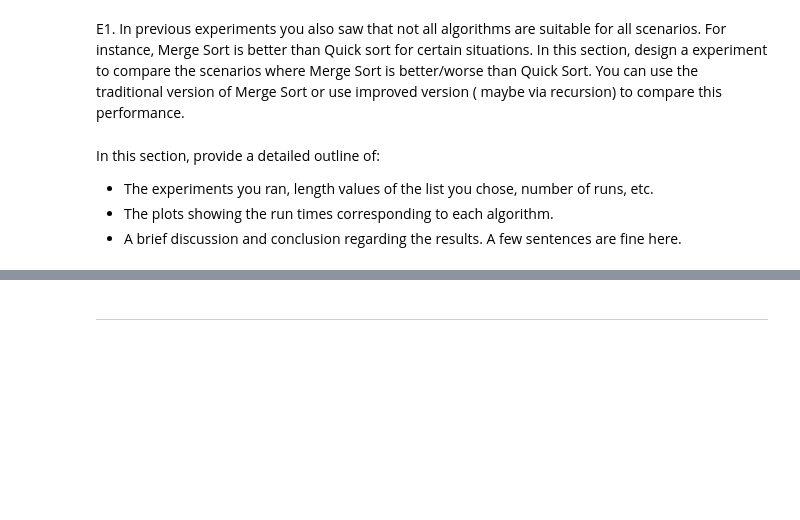
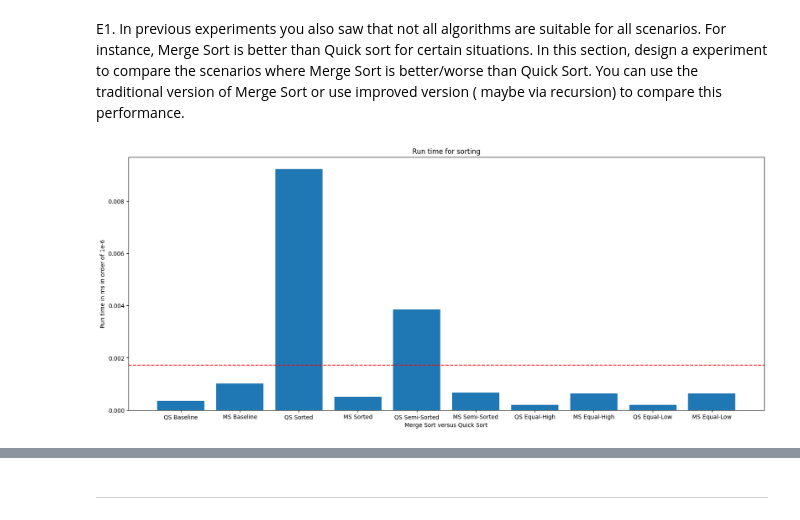
Before and after one commit to Noprop/minesweeper-2xc3-, a Jupyter notebook: Lab_II.ipynb, the cells around one changed output, grey strips where cells are left out. Drawn from its saved outputs; the diff is of its cells as text; code cells hidden in the pictures; blank space fills up the shorter version.

```diff
--- a/Lab_II.ipynb
+++ b/Lab_II.ipynb
@@ -721,5 +719,64 @@ E1. In previous experiments you also saw that not all algorithms are suitable fo
-# %% [markdown]
-In this section, provide a detailed outline of:
-- The experiments you ran, length values of the list you chose, number of runs, etc.
-- The plots showing the run times corresponding to each algorithm.
-- A brief discussion and conclusion regarding the results. A few sentences are fine here.
+# %%
+# unsorted lists
+qs_unsorted_list_250 = create_custom_list(250, 250)
+ms_unsorted_list_250 = list(qs_unsorted_list_250)
+qs_unsorted_list_250_2 = create_custom_list(250, 250)
+ms_unsorted_list_250_2 = list(qs_unsorted_list_250_2)
+qs_unsorted_list_250_3 = create_custom_list(250, 250)
+ms_unsorted_list_250_3 = list(qs_unsorted_list_250_3)
+
+# experiment 1
+qs_baseline = create_custom_list(500, 500)
+ms_baseline = list(qs_baseline)
+
+# experiment 2
+sorted_all = [i for i in range(500)]
+
+# experiment 3
+qs_semi_sorted = [i for i in range(250)] + qs_unsorted_list_250
+ms_semi_sorted = [i for i in range(250)] + ms_unsorted_list_250
+
+# experiment 4
+qs_semi_equal_high = [251 for _ in range(250)] + qs_unsorted_list_250_2
+ms_semi_equal_high = [251 for _ in range(250)] + ms_unsorted_list_250_2
+qs_semi_equal_low = [1 for _ in range(250)] + qs_unsorted_list_250_3
+ms_semi_equal_low = [1 for _ in range(250)] + ms_unsorted_list_250_3
+
+def draw_merge_v_qs(run_arr, x_axis):
+  x = np.arange(0, len(run_arr), 1)
+  plt.figure(figsize=(20, 8))
+  plt.bar(x, run_arr)
+  plt.axhline(np.mean(run_arr), color="red", linestyle="--", label="Avg")
+  plt.xticks(x, x_axis)
+  plt.xlabel("Merge Sort versus Quick Sort")
+  plt.ylabel("Run time in ms in order of 1e-6")
+  plt.title("Run time for sorting")
+  plt.show()
+
+def qspeed(list_to_sort):
+  start = timeit.default_timer()
+  qsort(list_to_sort)
+  end = timeit.default_timer()
+  return end-start
+
+def mspeed(list_to_sort):
+  start = timeit.default_timer()
+  merge(list_to_sort)
+  end = timeit.default_timer()
+  return end-start
+
+graph_list = [
+  qspeed(qs_baseline), mspeed(ms_baseline), #1
+  qspeed(sorted_all), mspeed(sorted_all), #2
+  qspeed(qs_semi_sorted), mspeed(ms_semi_sorted), #3
+  qspeed(qs_semi_equal_high), mspeed(ms_semi_equal_high), qspeed(qs_semi_equal_low), mspeed(qs_semi_equal_low), #4
+]
+draw_merge_v_qs(graph_list, [
+  'QS Baseline', 'MS Baseline', #1
+  'QS Sorted', 'MS Sorted', #2
+  'QS Semi-Sorted', 'MS Semi-Sorted', #3
+  'QS Equal-High', 'MS Equal-High',
+  'QS Equal-Low', 'MS Equal-Low' #4
+])
+# %% [output]
+[figure, added]
```
Also changed, not shown: parts of 4 cells of this notebook.
